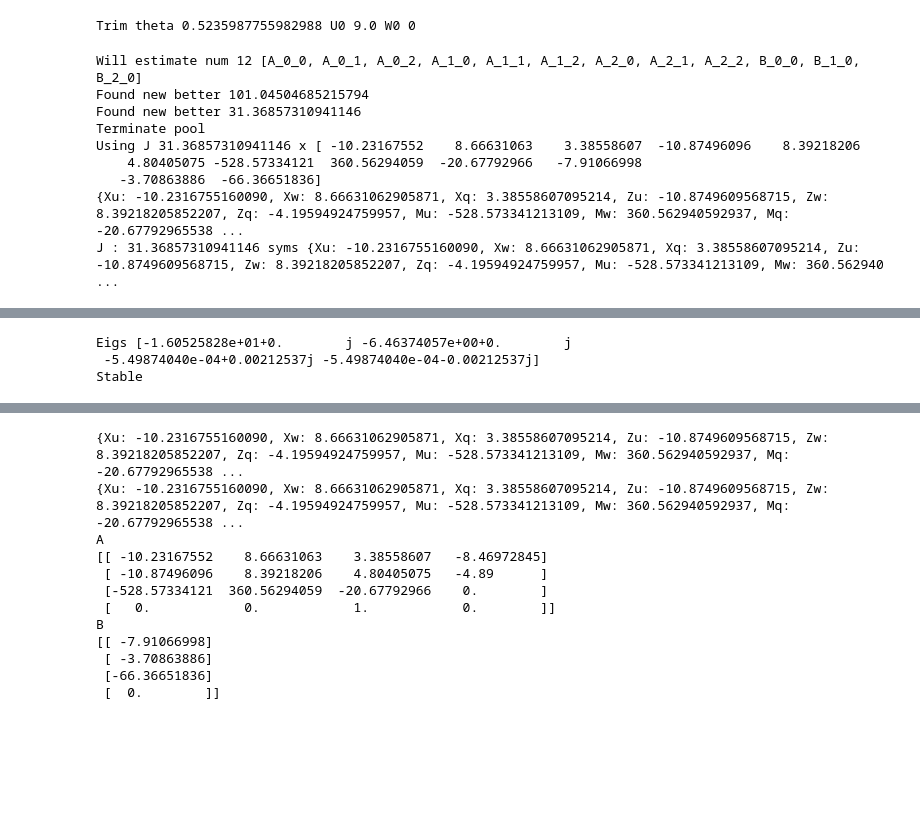
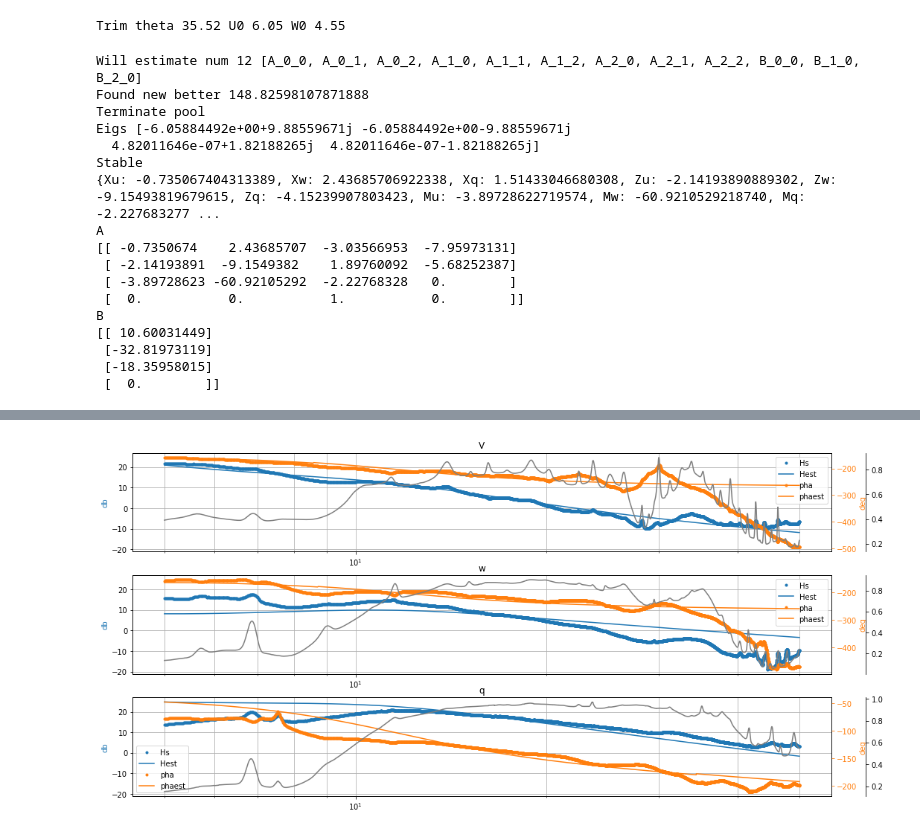
Before and after one commit to xuhao1/pyAircraftIden, a Jupyter notebook: examples/TSCruisingSSM.ipynb, the cells around one changed output, grey strips where cells are left out. Drawn from its saved outputs; the diff is of its cells as text; code cells hidden in the pictures; blank space fills up the shorter version.

Commit message:
Update SSM trim

```diff
--- a/examples/TSCruisingSSM.ipynb
+++ b/examples/TSCruisingSSM.ipynb
@@ -48,12 +48,23 @@ M = sp.Matrix([[1, 0, 0, 0],
                [0, 0, 1, 0],
                [0, 0, 0, 1]])
 
+# Tailsittel
+#    0---Vx, W
+#--- | ----
+# |  |  |
+#    |
+#  Vz ,-U
+# 10m/s
+
+# Vz trim is -6.05,Vz is negative U
+# Vx trim is 4.55, Vx is W
 g = 9.78
-U0 = 9.0
-W0 = 0
-th0 = 30 / 180 * math.pi
+U0 = 6.05
+W0 = 4.55
+#Th0 in multi mode is -0.95
+th0 = 1.57 - 0.95
 
-print("Trim theta {} U0 {} W0 {}".format(th0, U0, W0))
+print("Trim theta {:3.2f} U0 {:4.2f} W0 {:4.2f}".format(th0*180/3.1415, U0, W0))
 Xu, Xw, Xq = sp.symbols('Xu Xw Xq')
 Zu, Zw, Zq = sp.symbols('Zu Zw Zq')
 Mu, Mw, Mq = sp.symbols('Mu Mw Mq')
@@ -69,9 +80,10 @@ G = sp.Matrix([[Xele],
                [Mele],
                [0]])
 
-# direct using u w q for y
+# direct using -u w q for y
+#U equal to negative u
 H0 = sp.Matrix([
-    [1, 0, 0, 0],
+    [-1, 0, 0, 0],
     [0, 1, 0, 0],
     [0, 0, 1, 0]]
 )
@@ -90,24 +102,32 @@ syms = [
 ]
 LatdynSSPM = StateSpaceParamModel(M, F, G, H0, H1, syms)
 # %% [output]
-Trim theta 0.5235987755982988 U0 9.0 W0 0
+Trim theta 35.52 U0 6.05 W0 4.55
 # %%
 plt.rc('figure', figsize=(10.0, 5.0))
 freqres = freqres_10ms.get_freqres(indexs = [2,1,0])
-ssm_iden = StateSpaceIdenSIMO(freqres, accept_J=50,
-                              enable_debug_plot=True,
-                              y_names=["V", "w", "q"],reg=0 )
+ssm_iden = StateSpaceIdenSIMO(freqres, accept_J=150,
+                              enable_debug_plot=False,
+                              y_names=["V", "w", "q"],reg=1.0 )
 J, ssm = ssm_iden.estimate(LatdynSSPM, syms, constant_defines={})
 ssm.check_stable()
 ssm_iden.draw_freq_res()
 ssm_iden.print_res()
 # %% [output]
 Will estimate num 12 [A_0_0, A_0_1, A_0_2, A_1_0, A_1_1, A_1_2, A_2_0, A_2_1, A_2_2, B_0_0, B_1_0, B_2_0]
-Found new better 101.04504685215794
-Found new better 31.36857310941146
+Found new better 148.82598107871888
 Terminate pool
-Using J 31.36857310941146 x [ -10.23167552    8.66631063    3.38558607  -10.87496096    8.39218206
-    4.80405075 -528.57334121  360.56294059  -20.67792966   -7.91066998
-   -3.70863886  -66.36651836]
-{Xu: -10.2316755160090, Xw: 8.66631062905871, Xq: 3.38558607095214, Zu: -10.8749609568715, Zw: 8.39218205852207, Zq: -4.19594924759957, Mu: -528.573341213109, Mw: 360.562940592937, Mq: -20.67792965538 ...
-J : 31.36857310941146 syms {Xu: -10.2316755160090, Xw: 8.66631062905871, Xq: 3.38558607095214, Zu: -10.8749609568715, Zw: 8.39218205852207, Zq: -4.19594924759957, Mu: -528.573341213109, Mw: 360.562940 ...
+Eigs [-6.05884492e+00+9.88559671j -6.05884492e+00-9.88559671j
+  4.82011646e-07+1.82188265j  4.82011646e-07-1.82188265j]
+Stable
+{Xu: -0.735067404313389, Xw: 2.43685706922338, Xq: 1.51433046680308, Zu: -2.14193890889302, Zw: -9.15493819679615, Zq: -4.15239907803423, Mu: -3.89728622719574, Mw: -60.9210529218740, Mq: -2.227683277 ...
+A
+[[ -0.7350674    2.43685707  -3.03566953  -7.95973131]
+ [ -2.14193891  -9.1549382    1.89760092  -5.68252387]
+ [ -3.89728623 -60.92105292  -2.22768328   0.        ]
+ [  0.           0.           1.           0.        ]]
+B
+[[ 10.60031449]
+ [-32.81973119]
+ [-18.35958015]
+ [  0.        ]]
@@ -115,3 +133,0 @@ J : 31.36857310941146 syms {Xu: -10.2316755160090, Xw: 8.66631062905871, Xq: 3.3
-Eigs [-1.60525828e+01+0.        j -6.46374057e+00+0.        j
- -5.49874040e-04+0.00212537j -5.49874040e-04-0.00212537j]
-Stable
@@ -119,12 +134 @@ Stable
-{Xu: -10.2316755160090, Xw: 8.66631062905871, Xq: 3.38558607095214, Zu: -10.8749609568715, Zw: 8.39218205852207, Zq: -4.19594924759957, Mu: -528.573341213109, Mw: 360.562940592937, Mq: -20.67792965538 ...
-{Xu: -10.2316755160090, Xw: 8.66631062905871, Xq: 3.38558607095214, Zu: -10.8749609568715, Zw: 8.39218205852207, Zq: -4.19594924759957, Mu: -528.573341213109, Mw: 360.562940592937, Mq: -20.67792965538 ...
-A
-[[ -10.23167552    8.66631063    3.38558607   -8.46972845]
- [ -10.87496096    8.39218206    4.80405075   -4.89      ]
- [-528.57334121  360.56294059  -20.67792966    0.        ]
- [   0.            0.            1.            0.        ]]
-B
-[[ -7.91066998]
- [ -3.70863886]
- [-66.36651836]
- [  0.        ]]
+[figure, added]
```
Also changed, not shown: parts of 3 cells of this notebook, 6 other files.
